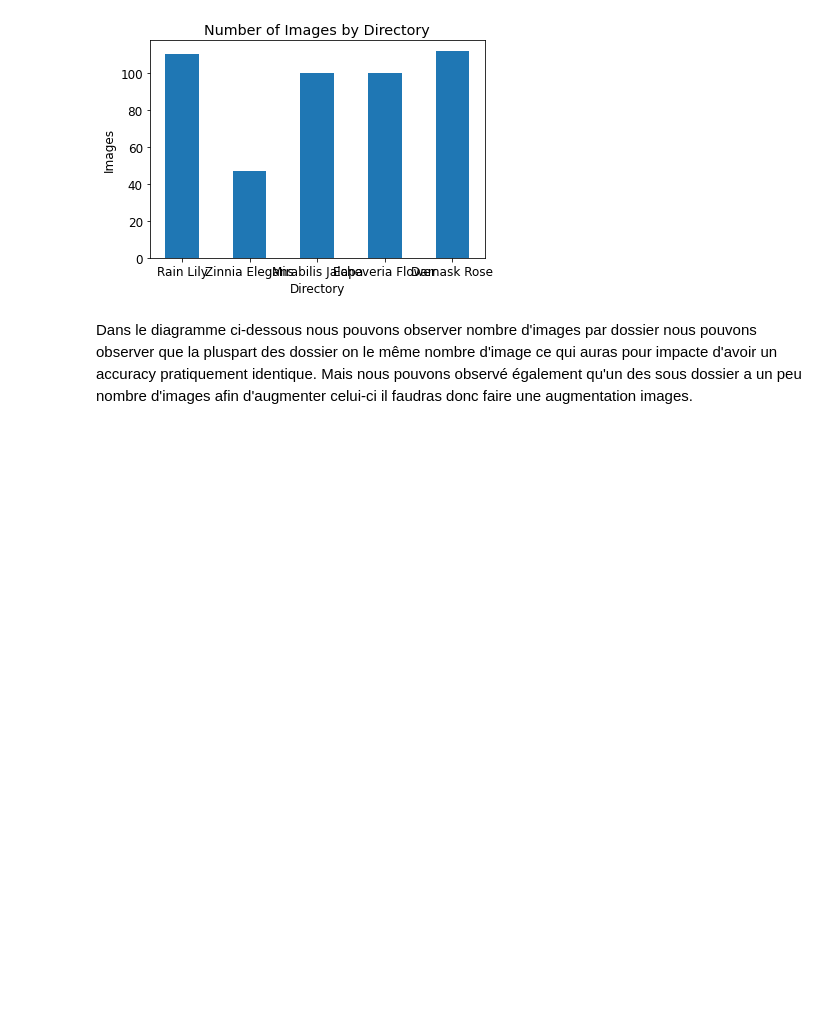
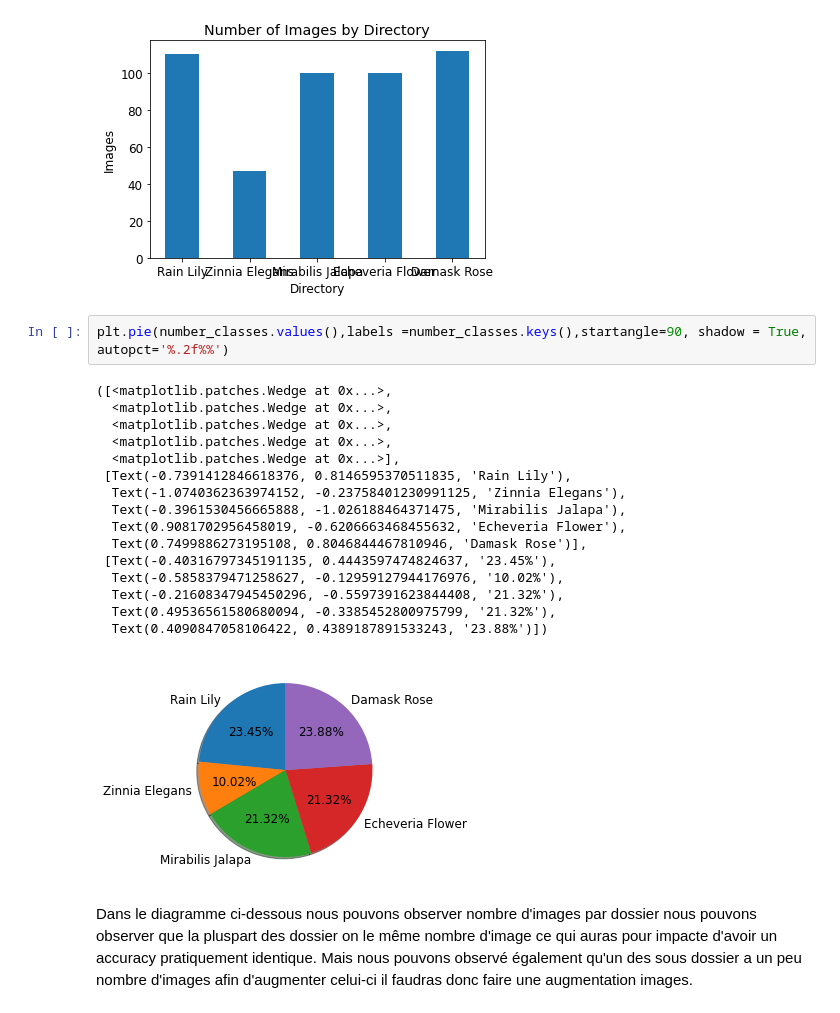
Before and after one commit to Lamiou/PlantsReco, a Jupyter notebook: PlantsReco.ipynb, the cells around one changed output. Drawn from its saved outputs; the diff is of its cells as text; blank space fills up the shorter version.

Commit message:
Ajout d'un diagramme camembert

```diff
--- a/PlantsReco.ipynb
+++ b/PlantsReco.ipynb
@@ -43,6 +43,25 @@ number_classes = {'Rain Lily': len(os.listdir('gdrive/MyDrive/archive/Ornamental
 plt.bar(number_classes.keys(), number_classes.values(), width = .5);plt.title("Number of Images by Directory");plt.xlabel('Directory');plt.ylabel('Images');
 # %% [output]
 [figure]
+# %%
+plt.pie(number_classes.values(),labels =number_classes.keys(),startangle=90, shadow = True,  autopct='%.2f%%')
+# %% [output]
+([<matplotlib.patches.Wedge at 0x...>,
+  <matplotlib.patches.Wedge at 0x...>,
+  <matplotlib.patches.Wedge at 0x...>,
+  <matplotlib.patches.Wedge at 0x...>,
+  <matplotlib.patches.Wedge at 0x...>],
+ [Text(-0.7391412846618376, 0.8146595370511835, 'Rain Lily'),
+  Text(-1.0740362363974152, -0.23758401230991125, 'Zinnia Elegans'),
+  Text(-0.3961530456665888, -1.026188464371475, 'Mirabilis Jalapa'),
+  Text(0.9081702956458019, -0.6206663468455632, 'Echeveria Flower'),
+  Text(0.7499886273195108, 0.8046844467810946, 'Damask Rose')],
+ [Text(-0.40316797345191135, 0.4443597474824637, '23.45%'),
+  Text(-0.5858379471258627, -0.12959127944176976, '10.02%'),
+  Text(-0.21608347945450296, -0.5597391623844408, '21.32%'),
+  Text(0.49536561580680094, -0.3385452800975799, '21.32%'),
+  Text(0.4090847058106422, 0.4389187891533243, '23.88%')])
+[figure, added]
 # %% [markdown]
 Dans le diagramme ci-dessous nous pouvons observer nombre d'images par dossier nous pouvons observer que la pluspart des dossier on le même nombre d'image ce qui auras pour impacte d'avoir un accuracy pratiquement identique. Mais nous pouvons observé également qu'un des sous dossier a un peu nombre d'images afin d'augmenter celui-ci il faudras donc faire une augmentation images.
 # %% [markdown]
```
